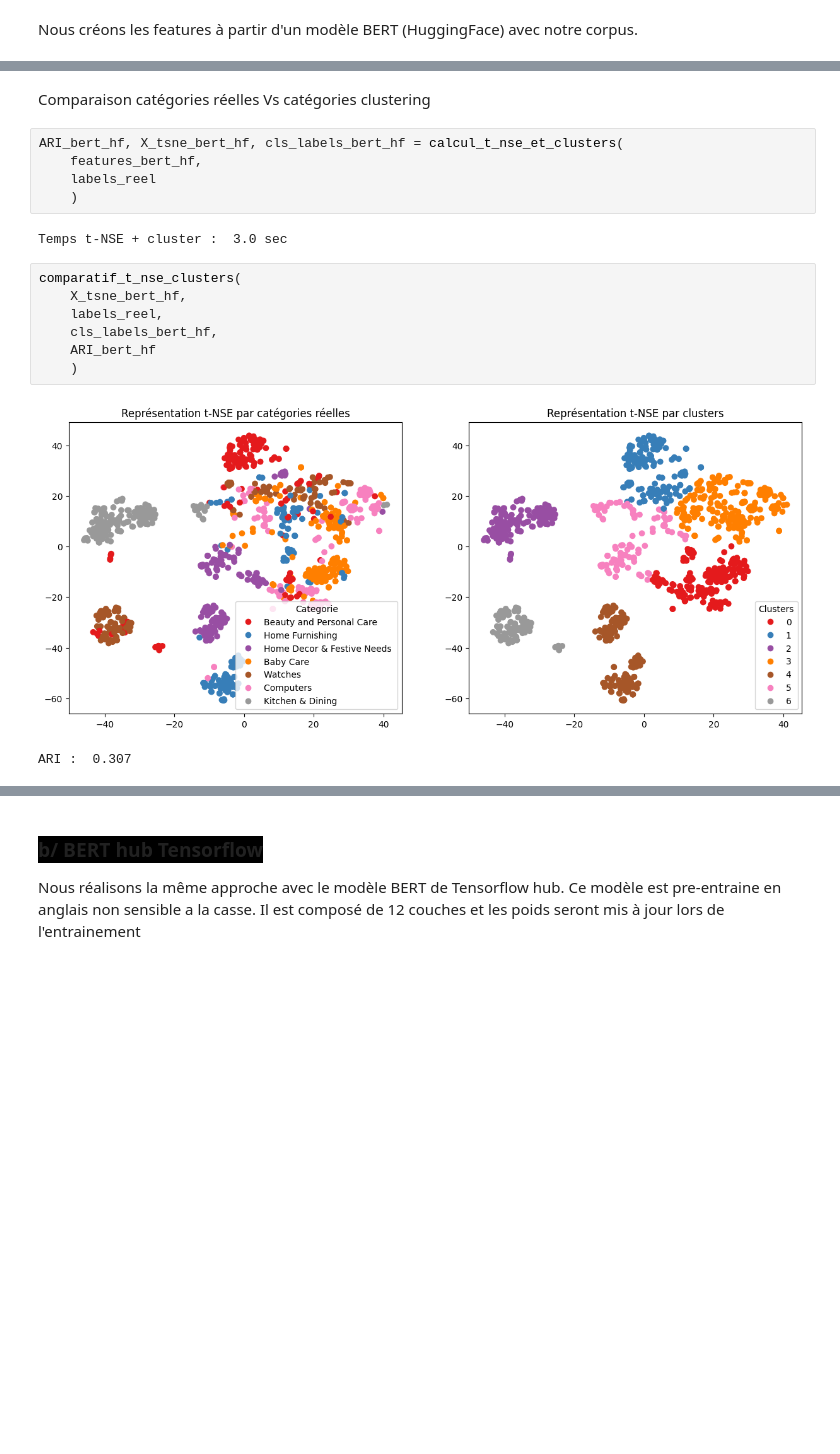
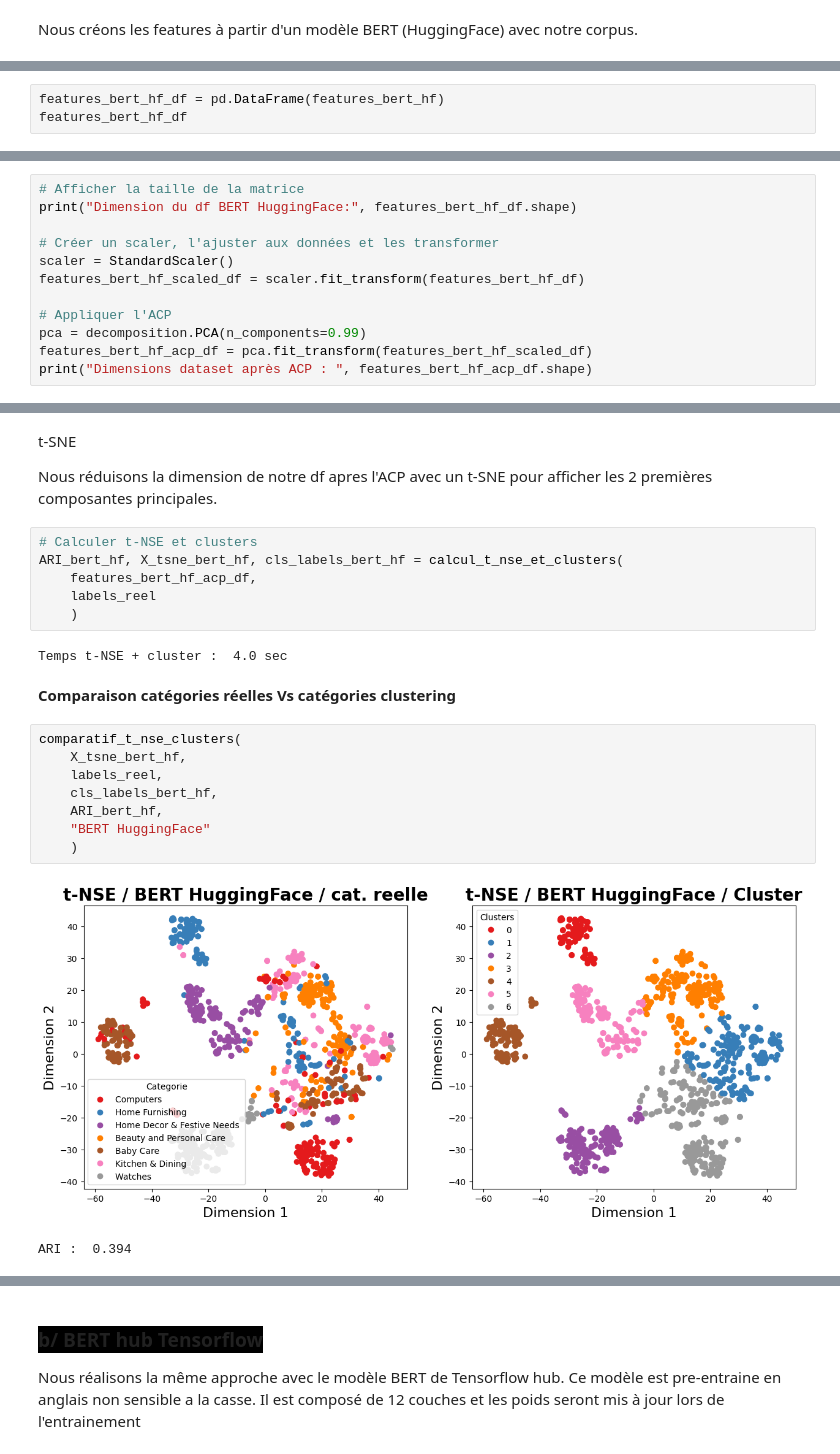
Before and after one commit to pierrickBERTHE/PB6-Classification_automatique_de_produits, a Jupyter notebook: berthe_pierrick_1_notebook_faisabilite_feature_extraction_texte_122023.ipynb, the cells around one changed output, grey strips where cells are left out. Drawn from its saved outputs; the diff is of its cells as text; blank space fills up the shorter version.

Commit message:
Commit 19/01 : Notebooks extraction feature text & image ok

```diff
--- a/berthe_pierrick_1_notebook_faisabilite_feature_extraction_texte_122023.ipynb
+++ b/berthe_pierrick_1_notebook_faisabilite_feature_extraction_texte_122023.ipynb
@@ -2253,0 +2578,3 @@ temps traitement :  71.0
+# %%
+features_bert_hf_df = pd.DataFrame(features_bert_hf)
+features_bert_hf_df
@@ -2253,0 +2605,12 @@ temps traitement :  71.0
+# %%
+# Afficher la taille de la matrice
+print("Dimension du df BERT HuggingFace:", features_bert_hf_df.shape)
+
+# Créer un scaler, l'ajuster aux données et les transformer
+scaler = StandardScaler()
+features_bert_hf_scaled_df = scaler.fit_transform(features_bert_hf_df)
+
+# Appliquer l'ACP
+pca = decomposition.PCA(n_components=0.99)
+features_bert_hf_acp_df = pca.fit_transform(features_bert_hf_scaled_df)
+print("Dimensions dataset après ACP : ", features_bert_hf_acp_df.shape)
@@ -2254,19 +2622,25 @@ temps traitement :  71.0
+# %% [markdown]
+t-SNE
+
+Nous réduisons la dimension de notre df apres l'ACP avec un t-SNE pour afficher les 2 premières composantes principales.
+# %%
+# Calculer t-NSE et clusters
+ARI_bert_hf, X_tsne_bert_hf, cls_labels_bert_hf = calcul_t_nse_et_clusters(
+    features_bert_hf_acp_df,
+    labels_reel
+    )
+# %% [output]
+Temps t-NSE + cluster :  4.0 sec
 # %% [markdown]
-Comparaison catégories réelles Vs catégories clustering
+**Comparaison catégories réelles Vs catégories clustering**
-# %%
-ARI_bert_hf, X_tsne_bert_hf, cls_labels_bert_hf = calcul_t_nse_et_clusters(
-    features_bert_hf,
-    labels_reel
-    )
-# %% [output]
-Temps t-NSE + cluster :  3.0 sec
 # %%
 comparatif_t_nse_clusters(
     X_tsne_bert_hf,
     labels_reel,
     cls_labels_bert_hf,
-    ARI_bert_hf
+    ARI_bert_hf,
+    "BERT HuggingFace"
     )
 # %% [output]
-[figure, old version]
+[figure, new version]
-ARI :  0.307
+ARI :  0.394
```
Also changed, not shown: parts of 132 cells of this notebook, 1 other file.
